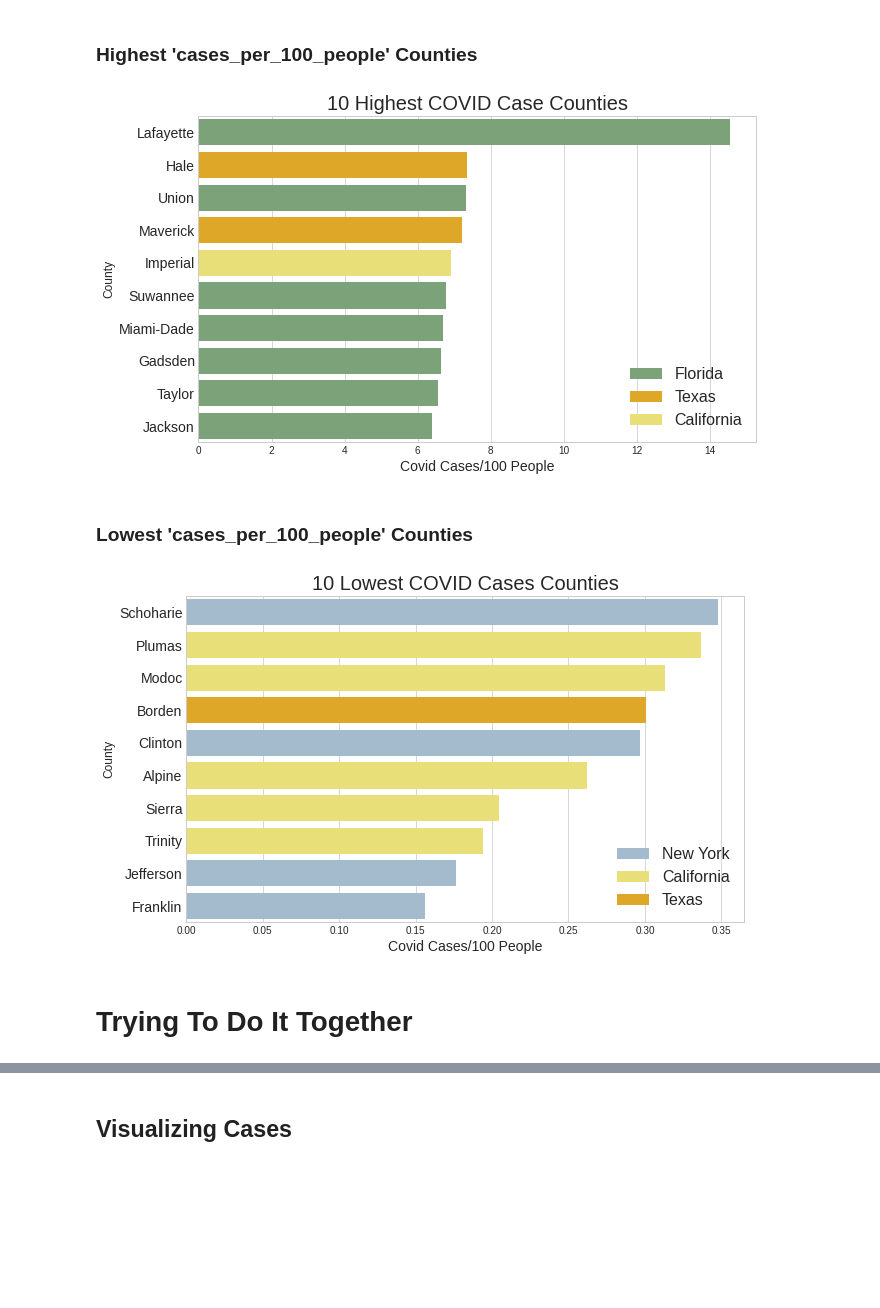
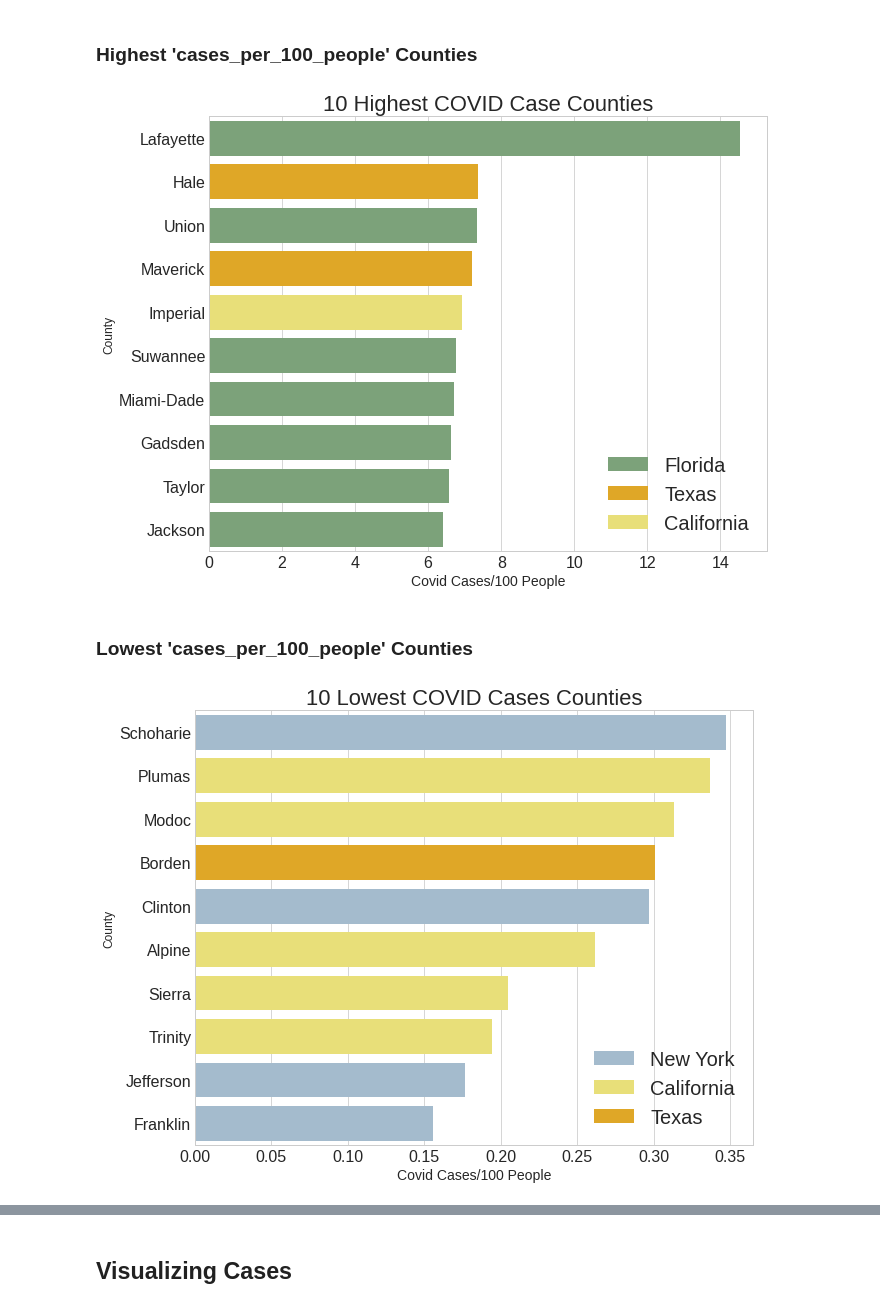
Before and after one commit to cxclark/covid19-analysis, a Jupyter notebook: code/04_eda_preprocessing_5_states.ipynb, the cells around one changed output, grey strips where cells are left out. Saved outputs shown, nothing was run; the diff lists cells and outputs as text; code cells hidden in the pictures; blank space fills up the shorter version.

```diff
--- a/code/04_eda_preprocessing_5_states.ipynb
+++ b/code/04_eda_preprocessing_5_states.ipynb
@@ -382,15 +382,16 @@ colors = {'California':'xkcd:yellowish','Florida':'xkcd:dusty green',
           'Illinois':'xkcd:melon', 'New York':'xkcd:light grey blue', 'Texas':'xkcd:amber'}
 # %%
 # Plot the 10 counties with the lowest cases_per_100_people by state.
-plt.figure(figsize=(10, 6))
+plt.figure(figsize=(10, 8))
 g = sns.barplot(x='cases_per_100_people', y='county', hue='state', data=top_10_per, dodge=False, palette=colors)
-g.legend(loc='lower right', fontsize=16)
+g.legend(loc='lower right', fontsize=20)
 plt.xlabel('Covid Cases/100 People', fontsize=14)
 plt.ylabel('County', fontsize=12)
-plt.yticks(fontsize=14)
-plt.title('10 Highest COVID Case Counties', fontsize=20);
+plt.yticks(fontsize=16)
+plt.xticks(fontsize=16)
+plt.title('10 Highest COVID Case Counties', fontsize=22);
 # %% [output]
-[figure, old version]
+[figure, new version]
 # %% [markdown]
 ### Lowest 'cases_per_100_people' Counties
 # %%
@@ -401,14 +402,13 @@ bot_10_per = df.sort_values(by='cases_per_100_people', ascending=True)[1:11]
 bot_10_per = bot_10_per.sort_values(by='cases_per_100_people', ascending=False)
 # %%
 # Plot the 10 counties with the lowest cases_per_100_people by state.
-plt.figure(figsize=(10, 6))
+plt.figure(figsize=(10, 8))
 g = sns.barplot(x='cases_per_100_people', y='county', hue='state', data=bot_10_per, dodge=False, palette = colors)
-g.legend(loc='lower right', fontsize=16)
+g.legend(loc='lower right', fontsize=20)
 plt.xlabel('Covid Cases/100 People', fontsize=14)
 plt.ylabel('County', fontsize=12)
-plt.yticks(fontsize=14)
-plt.title('10 Lowest COVID Cases Counties', fontsize=20);
+plt.yticks(fontsize=16)
+plt.xticks(fontsize=16)
+plt.title('10 Lowest COVID Cases Counties', fontsize=22);
 # %% [output]
-[figure, old version]
+[figure, new version]
-# %% [markdown]
-# Trying To Do It Together
```
Also changed, not shown: parts of 6 cells of this notebook, 2 other files.
